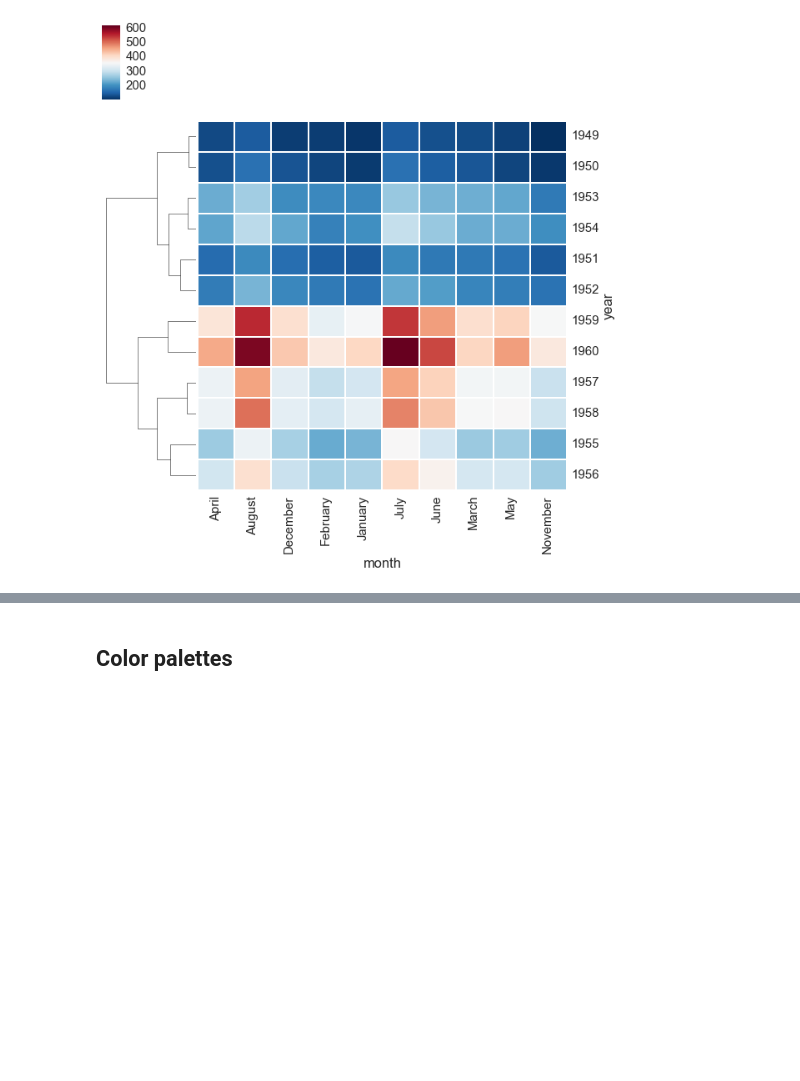
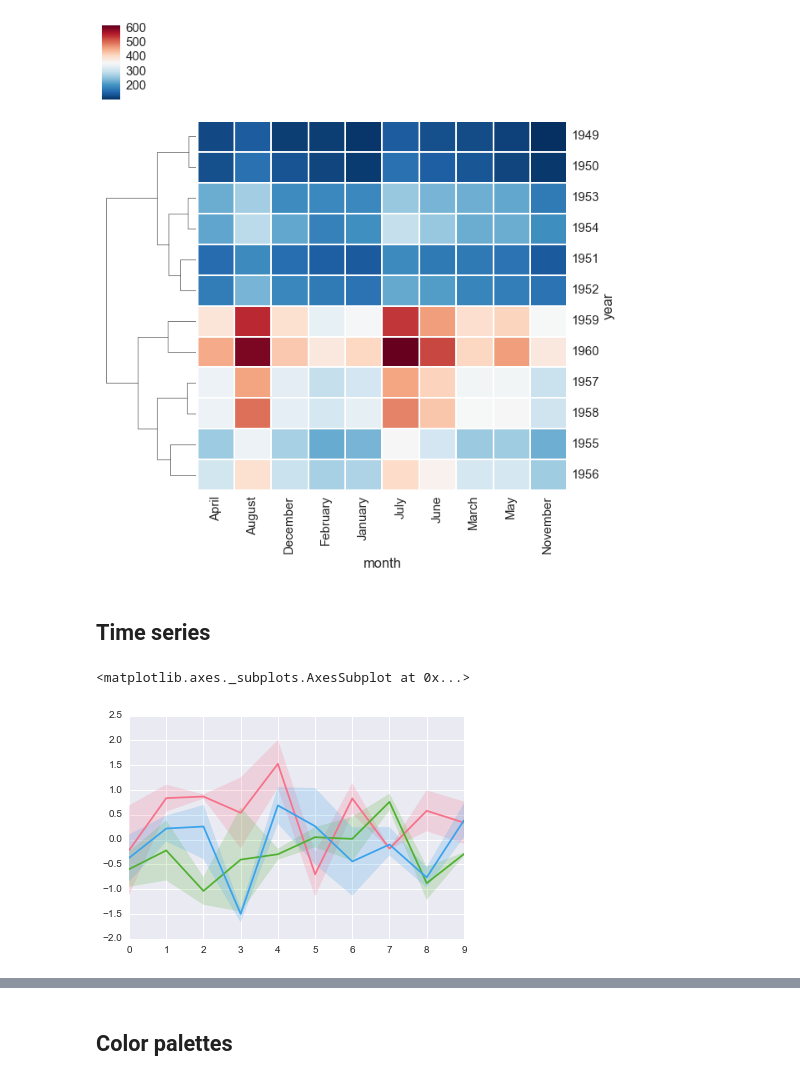
Before and after one commit to cangermueller/cheat, a Jupyter notebook: python/nb/seaborn.ipynb, the cells around one changed output, grey strips where cells are left out. Saved outputs shown, nothing was run; the diff lists cells and outputs as text; code cells hidden in the pictures; blank space fills up the shorter version.

```diff
--- a/python/nb/seaborn.ipynb
+++ b/python/nb/seaborn.ipynb
@@ -135,3 +136,15 @@ sns.heatmap(tt, annot=True, fmt='d', cmap='RdYlGn')
 sns.clustermap(tt.iloc[:, :10], cmap='RdBu_r', col_cluster=False);
 # %% [output]
 [figure]
+# %% [markdown]
+## Time series
+# %%
+np.random.seed(0)
+def time_series():
+    return np.vstack([np.random.randn(10) for i in range(3)])
+t = [time_series() for i in range(3)]
+t = np.dstack(t)
+sns.tsplot(t, color='husl')
+# %% [output]
+<matplotlib.axes._subplots.AxesSubplot at 0x...>
+[figure, added]
```
Also changed, not shown: parts of 7 cells of this notebook, 1 other file.
